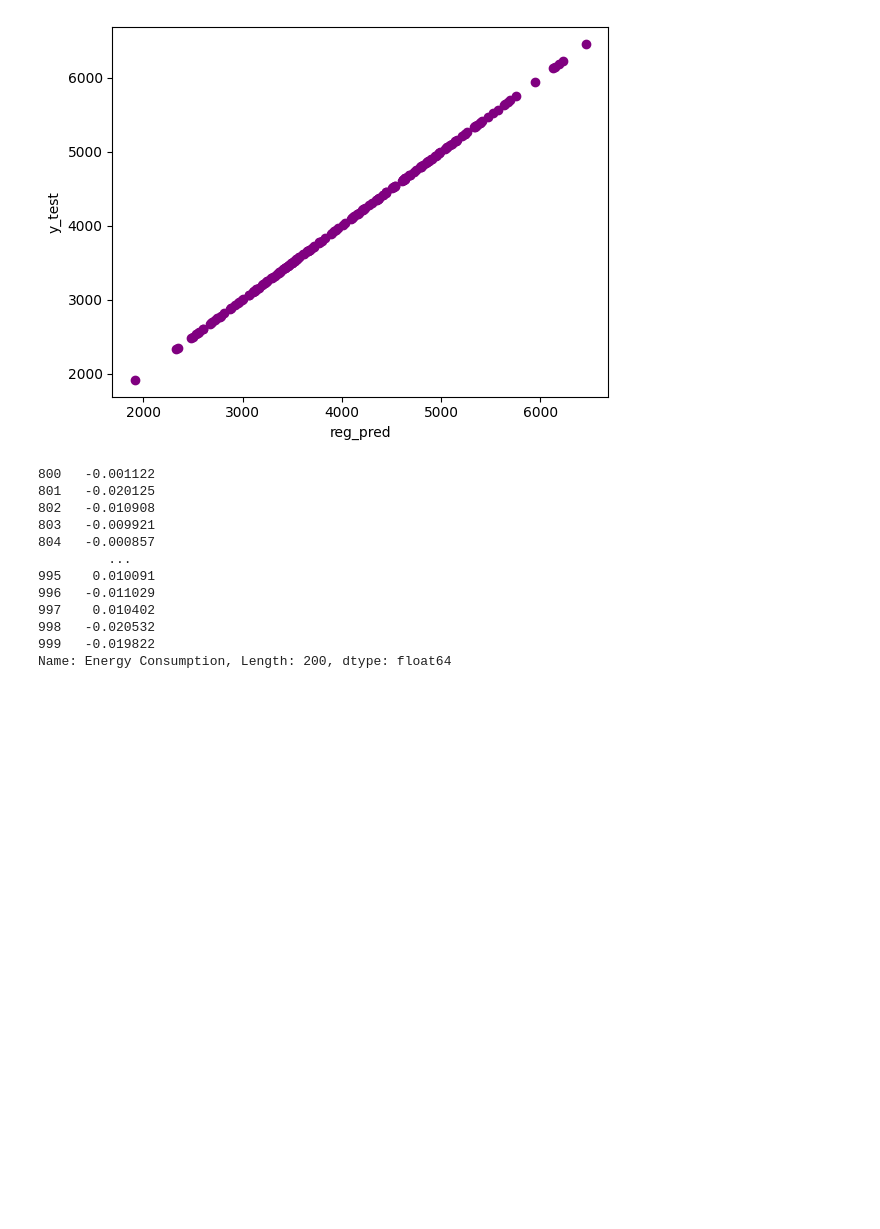
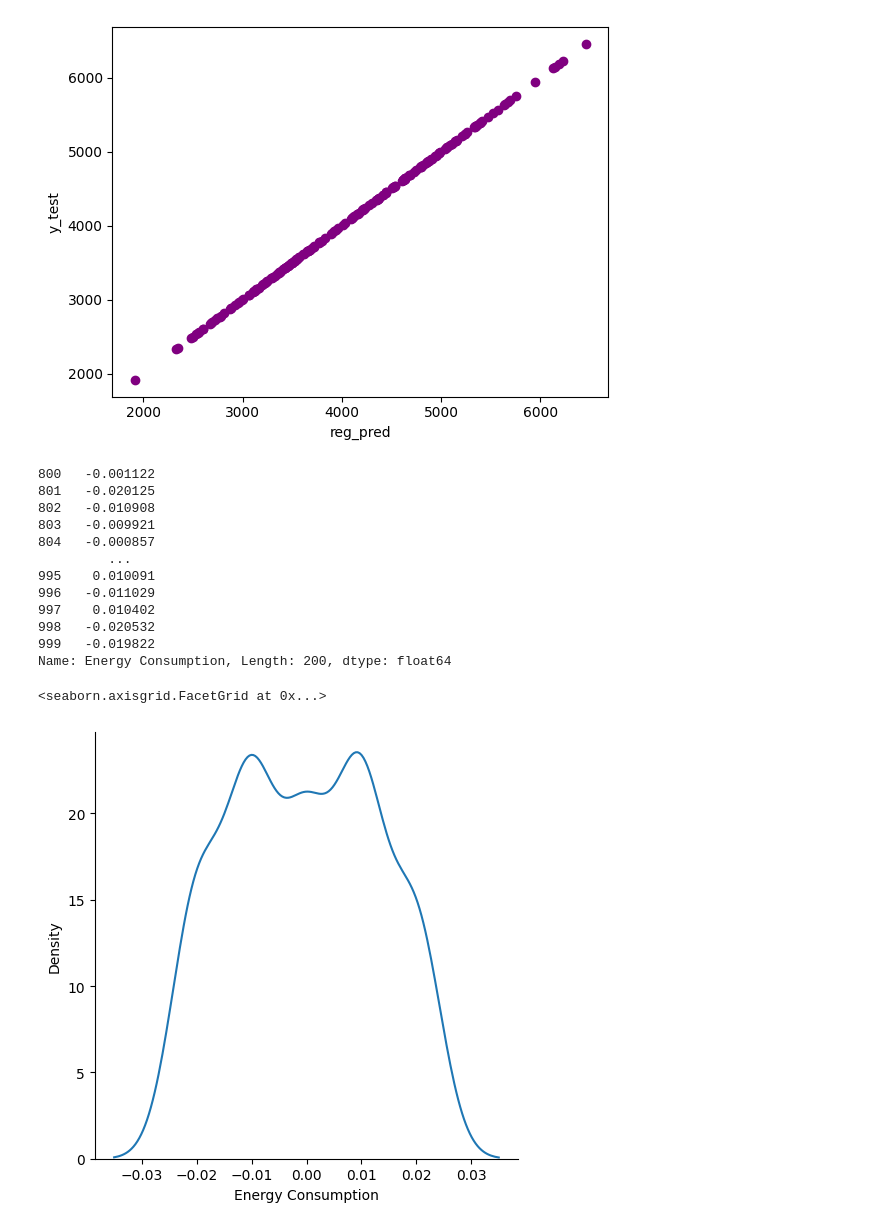
Before and after one commit to savindumahasen/Predicting-Energy-Consumption-ML-Project, a Jupyter notebook: notebook.ipynb, the cells around one changed output. Drawn from its saved outputs; the diff is of its cells as text; code cells hidden in the pictures; blank space fills up the shorter version.

Commit message:
Plot the displot for residuals

```diff
--- a/notebook.ipynb
+++ b/notebook.ipynb
@@ -392,3 +392,9 @@ residuals
 998   -0.020532
 999   -0.019822
 Name: Energy Consumption, Length: 200, dtype: float64
+# %%
+## plot the  residuals
+sns.displot(residuals,kind='kde')
+# %% [output]
+<seaborn.axisgrid.FacetGrid at 0x...>
+[figure, added]
```
